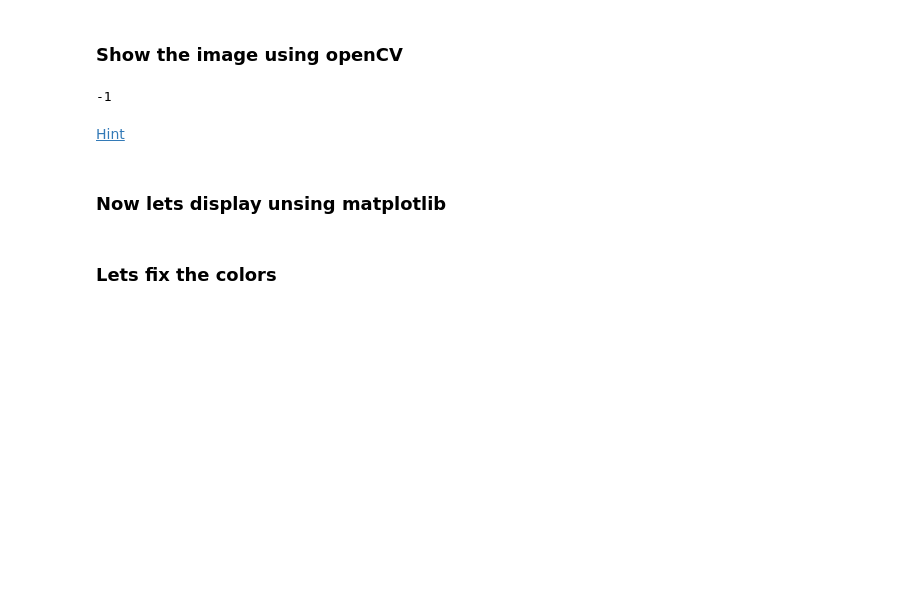
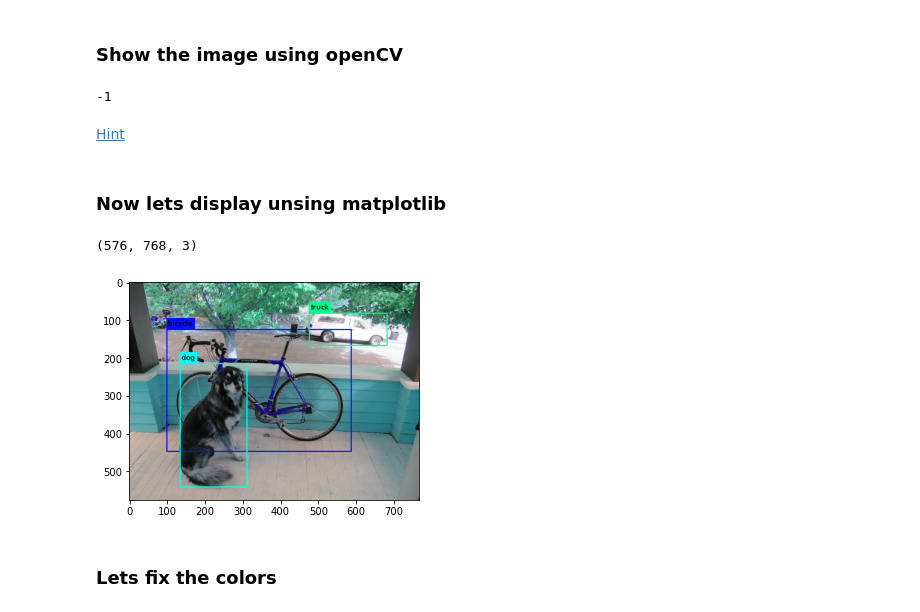
Before and after one commit to shahidqureshi01/AI, a Jupyter notebook: M6_Computer_Vision/01. Basics of computer vision/Computer Vision Day 1 .ipynb, the cells around one changed output. Drawn from its saved outputs; the diff is of its cells as text; code cells hidden in the pictures; blank space fills up the shorter version.

```diff
--- a/M6_Computer_Vision/01. Basics of computer vision/Computer Vision Day 1 .ipynb
+++ b/M6_Computer_Vision/01. Basics of computer vision/Computer Vision Day 1 .ipynb
@@ -74,11 +74,17 @@ cv2.waitKey(1)
 # Import matplotlib
 import matplotlib.pyplot as plt
 %matplotlib inline
+print(img.shape)
+# %% [output]
+(576, 768, 3)
 # %%
 # Choose a pyplot figsize to make images fit nicely into the notebook
-
-
+#plt.figure(figsize=(576, 768))
+plt.imshow(img)
 # Now display the image with plt
+plt.show()
+# %% [output]
+[figure, added]
 # %% [markdown]
 ### Lets fix the colors
 # %%
```
Also changed, not shown: parts of 10 cells of this notebook, 1 other file.
